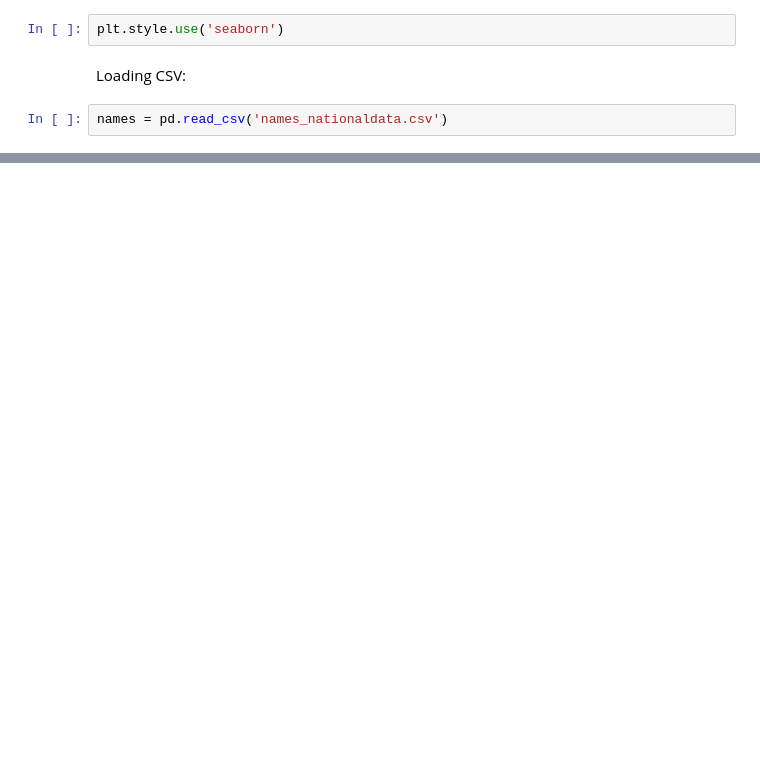
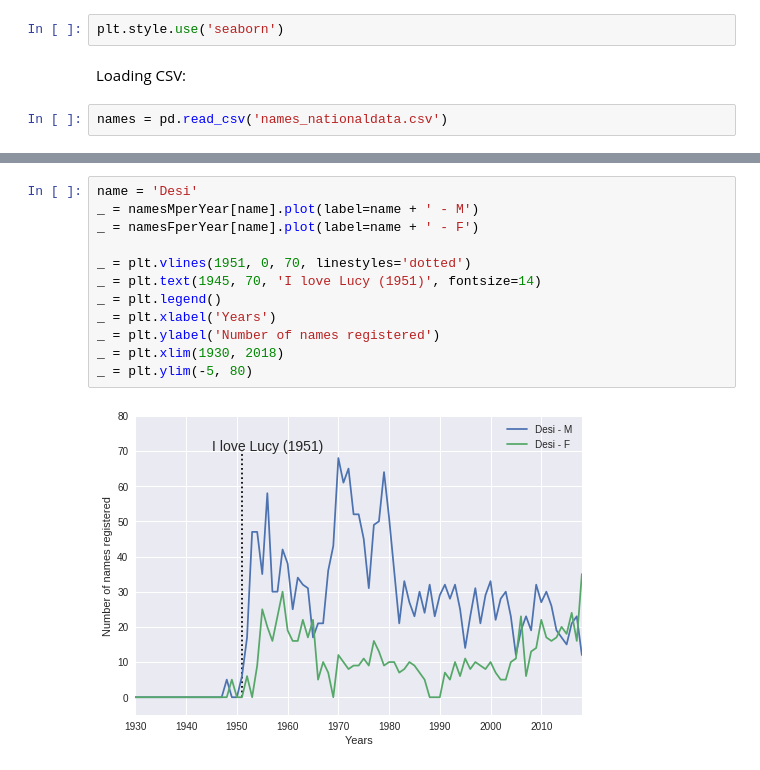
Before and after one commit to danj7/popular_baby_names, a Jupyter notebook: Baby Names - Names and media.ipynb, the cells around one changed output, grey strips where cells are left out. Cells and saved outputs as stored; diff of their text form; blank space fills up the shorter version.

```diff
--- a/Baby Names - Names and media.ipynb
+++ b/Baby Names - Names and media.ipynb
@@ -327,0 +25,14 @@ len(list(set(names1940)))
+# %%
+name = 'Desi'
+_ = namesMperYear[name].plot(label=name + ' - M')
+_ = namesFperYear[name].plot(label=name + ' - F')
+
+_ = plt.vlines(1951, 0, 70, linestyles='dotted')
+_ = plt.text(1945, 70, 'I love Lucy (1951)', fontsize=14)
+_ = plt.legend()
+_ = plt.xlabel('Years')
+_ = plt.ylabel('Number of names registered')
+_ = plt.xlim(1930, 2018)
+_ = plt.ylim(-5, 80)
+# %% [output]
+[figure, added]
```
Also changed, not shown: parts of 74 cells of this notebook, 1 other file.
